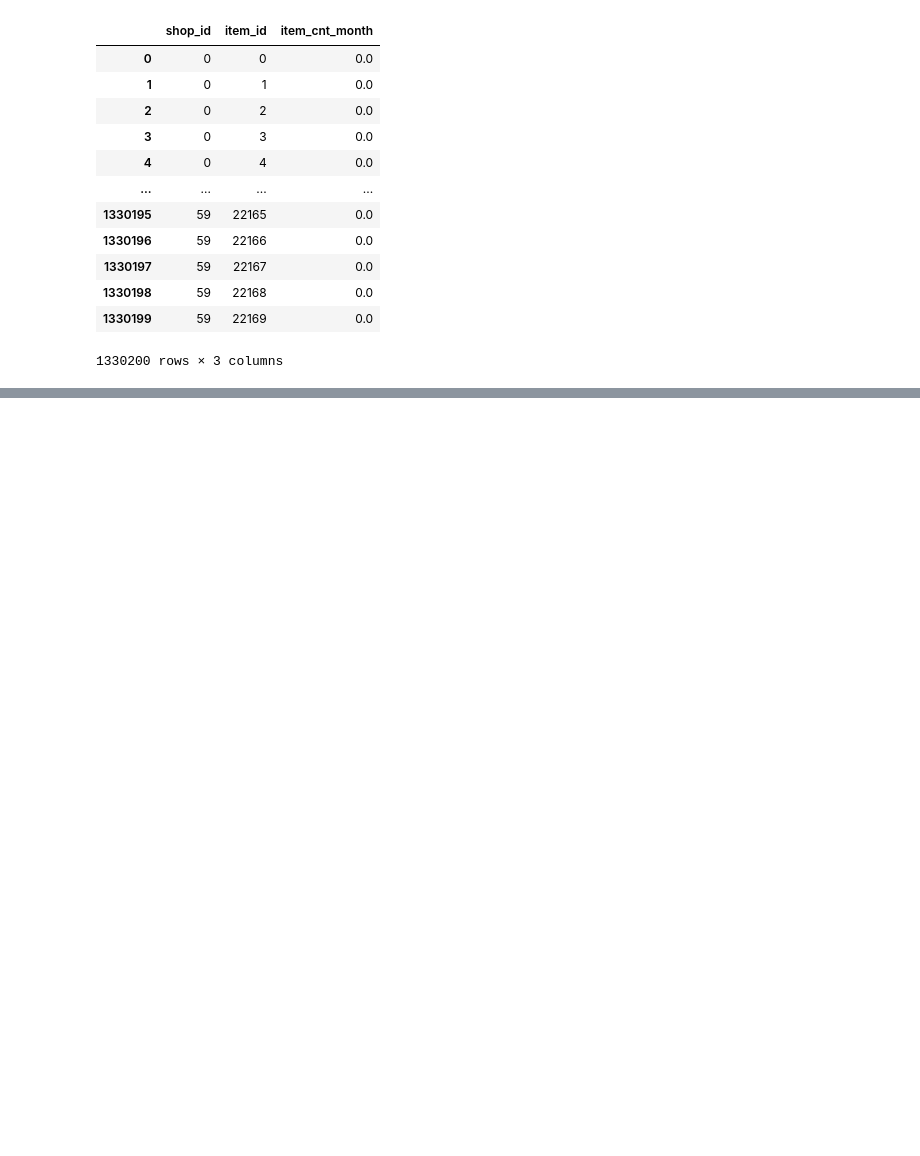
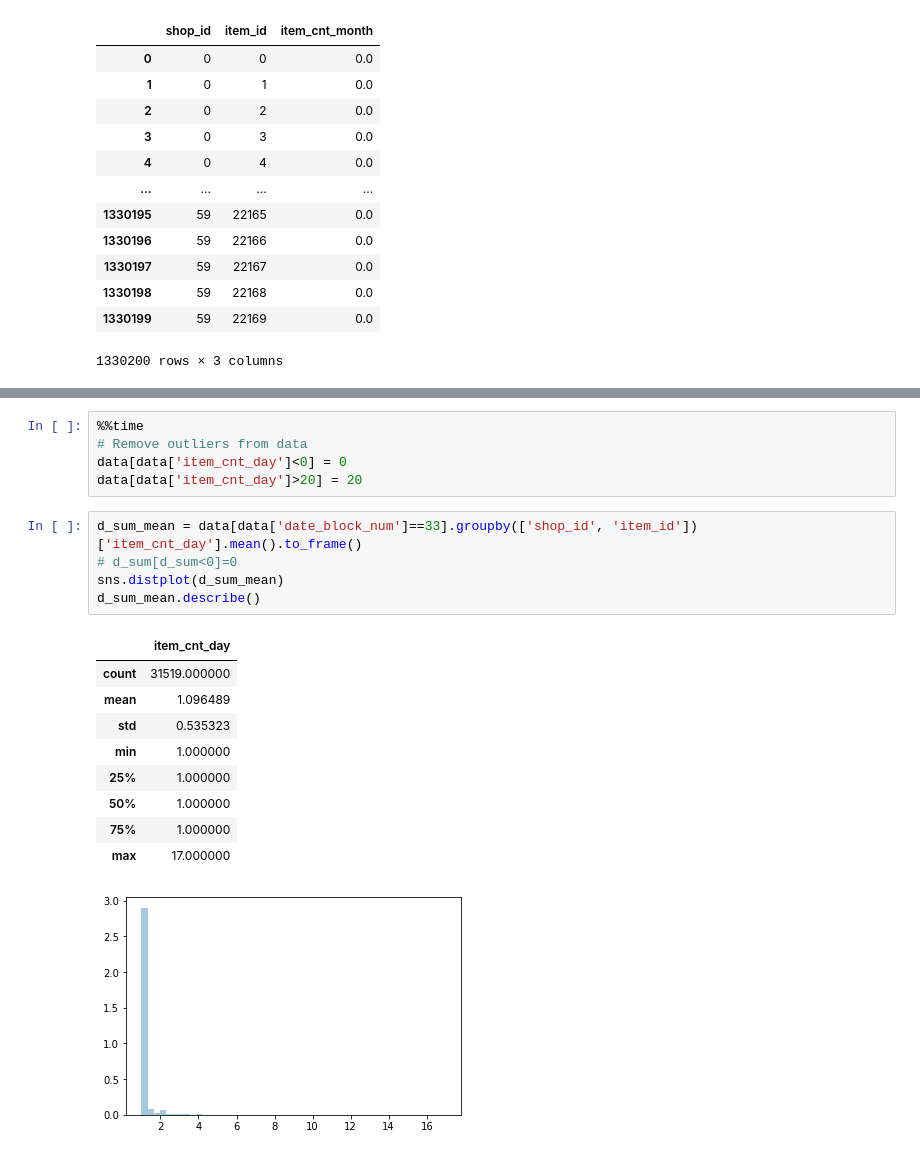
Before and after one commit to ddmitry80/coursera_how_to_win_kaggle, a Jupyter notebook: Final_project/Coursera_Kaggle_Project.ipynb, the cells around one changed output, grey strips where cells are left out. Cells and saved outputs as stored; diff of their text form; blank space fills up the shorter version.

```diff
--- a/Final_project/Coursera_Kaggle_Project.ipynb
+++ b/Final_project/Coursera_Kaggle_Project.ipynb
@@ -228,0 +262,21 @@ submission
+# %%
+%%time
+# Remove outliers from data
+data[data['item_cnt_day']<0] = 0
+data[data['item_cnt_day']>20] = 20
+# %%
+d_sum_mean = data[data['date_block_num']==33].groupby(['shop_id', 'item_id'])['item_cnt_day'].mean().to_frame()
+# d_sum[d_sum<0]=0
+sns.distplot(d_sum_mean)
+d_sum_mean.describe()
+# %% [output]
+|  | item_cnt_day |
+| count | 31519.000000 |
+| mean | 1.096489 |
+| std | 0.535323 |
+| min | 1.000000 |
+| 25% | 1.000000 |
+| 50% | 1.000000 |
+| 75% | 1.000000 |
+| max | 17.000000 |
+[figure, added]
```
Also changed, not shown: parts of 17 cells of this notebook.
